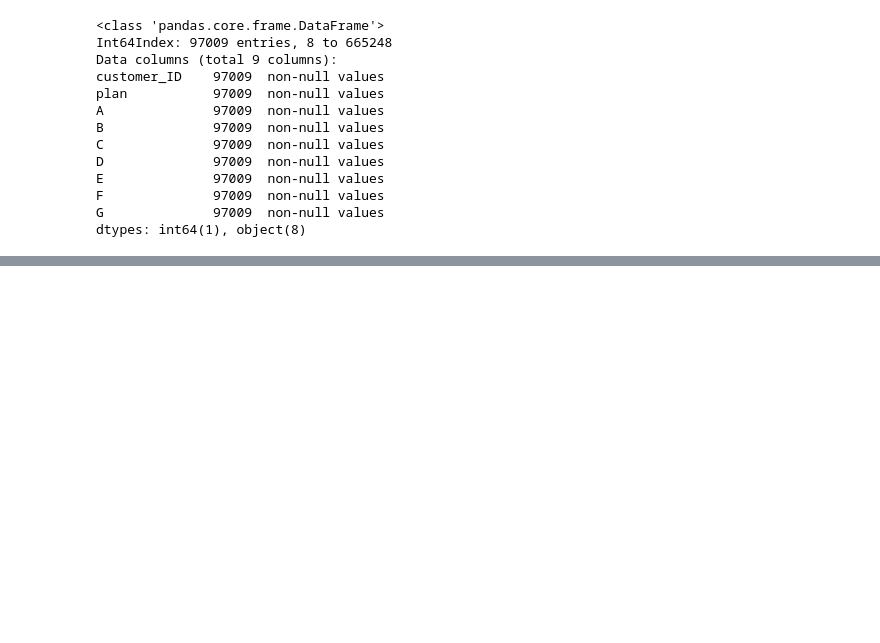
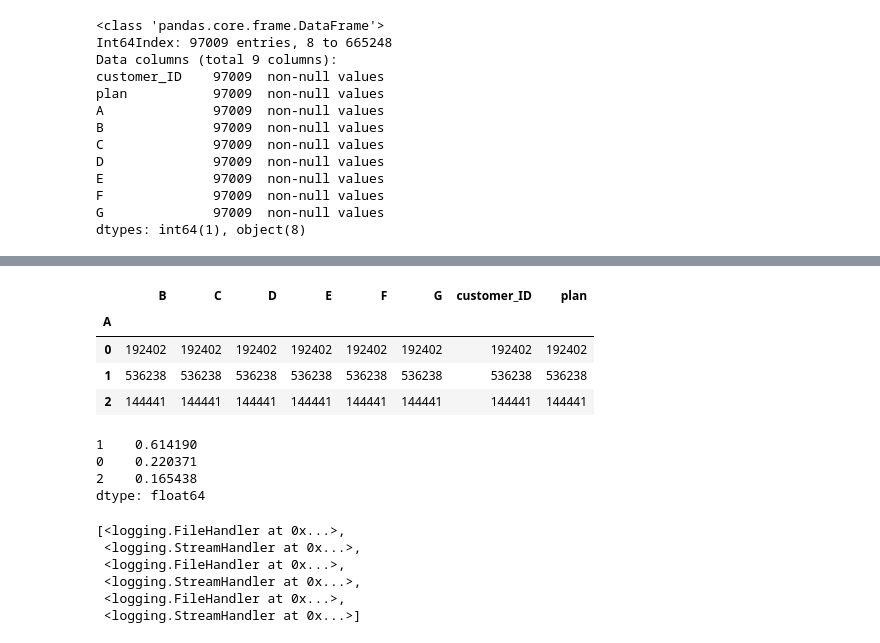
Before and after one commit to hxu/kaggle-allstate, a Jupyter notebook: explore.ipynb, the cells around one changed output, grey strips where cells are left out. Cells and saved outputs as stored; diff of their text form; code cells hidden in the pictures; blank space fills up the shorter version.

```diff
--- a/explore.ipynb
+++ b/explore.ipynb
@@ -205,0 +216,24 @@ dtypes: int64(1), object(8)
+# %%
+pd.pivot_table(actuals, rows=['A'], aggfunc=np.count_nonzero)
+# %% [output]
+|  | B | C | D | E | F | G | customer_ID | plan |
+| A |  |  |  |  |  |  |  |  |
+| 0 | 192402 | 192402 | 192402 | 192402 | 192402 | 192402 | 192402 | 192402 |
+| 1 | 536238 | 536238 | 536238 | 536238 | 536238 | 536238 | 536238 | 536238 |
+| 2 | 144441 | 144441 | 144441 | 144441 | 144441 | 144441 | 144441 | 144441 |
+# %%
+actuals['A'].value_counts(True)
+# %% [output]
+1    0.614190
+0    0.220371
+2    0.165438
+dtype: float64
+# %%
+classes.logger.handlers
+# %% [output]
+[<logging.FileHandler at 0x...>,
+ <logging.StreamHandler at 0x...>,
+ <logging.FileHandler at 0x...>,
+ <logging.StreamHandler at 0x...>,
+ <logging.FileHandler at 0x...>,
+ <logging.StreamHandler at 0x...>]
```
Also changed, not shown: parts of 2 cells of this notebook, 2 other files.
